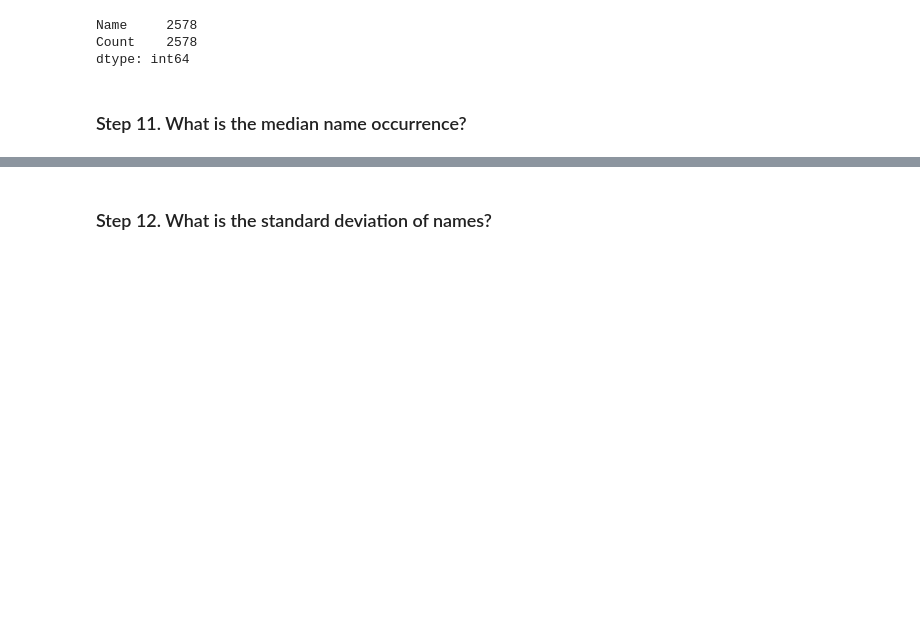
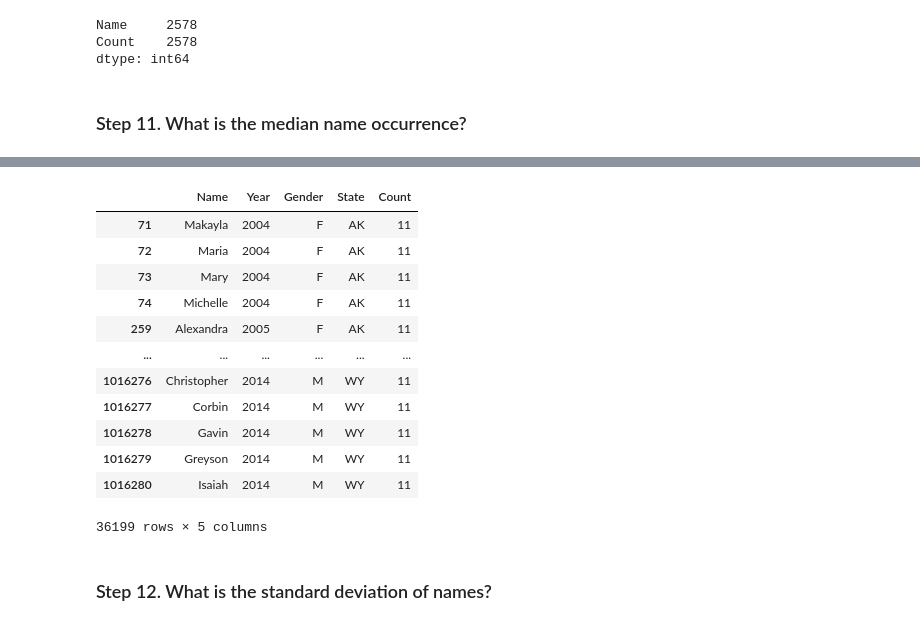
Before and after one commit to LLAES07/pyspark_exercises, a Jupyter notebook: 06_Stats/US_Baby_Names/Exercises.ipynb, the cells around one changed output, grey strips where cells are left out. Drawn from its saved outputs; the diff is of its cells as text; code cells hidden in the pictures; blank space fills up the shorter version.

```diff
--- a/06_Stats/US_Baby_Names/Exercises.ipynb
+++ b/06_Stats/US_Baby_Names/Exercises.ipynb
@@ -323,3 +352,21 @@ dtype: int64
+# %%
+median = df['Count'].median()
+
+df.loc[df['Count']==median]
+# %% [output]
+|  | Name | Year | Gender | State | Count |
+| 71 | Makayla | 2004 | F | AK | 11 |
+| 72 | Maria | 2004 | F | AK | 11 |
+| 73 | Mary | 2004 | F | AK | 11 |
+| 74 | Michelle | 2004 | F | AK | 11 |
+| 259 | Alexandra | 2005 | F | AK | 11 |
+| ... | ... | ... | ... | ... | ... |
+| 1016276 | Christopher | 2014 | M | WY | 11 |
+| 1016277 | Corbin | 2014 | M | WY | 11 |
+| 1016278 | Gavin | 2014 | M | WY | 11 |
+| 1016279 | Greyson | 2014 | M | WY | 11 |
+| 1016280 | Isaiah | 2014 | M | WY | 11 |
+36199 rows × 5 columns
 # %% [markdown]
 ### Step 12. What is the standard deviation of names?
 # %% [markdown]
```
Also changed, not shown: parts of 1 cell of this notebook.
